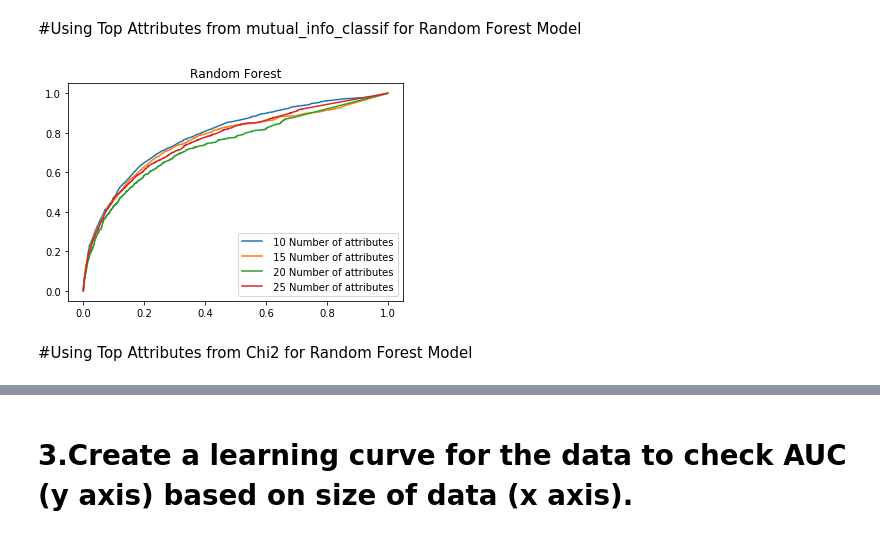
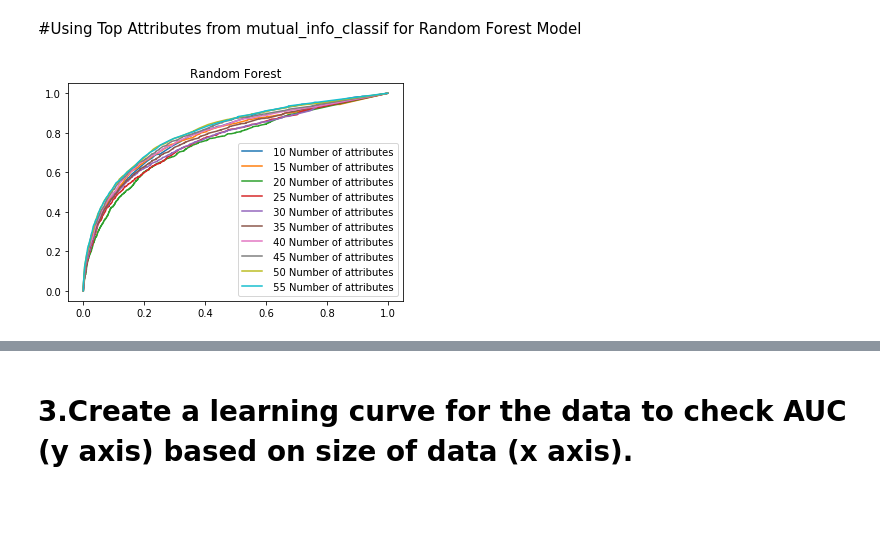
Before and after one commit to akhilanto/My-Python-Works, a Jupyter notebook: Python samples/Hap880assignmnet2.ipynb, the cells around one changed output, grey strips where cells are left out. Saved outputs shown, nothing was run; the diff lists cells and outputs as text; code cells hidden in the pictures; blank space fills up the shorter version.

```diff
--- a/Python samples/Hap880assignmnet2.ipynb
+++ b/Python samples/Hap880assignmnet2.ipynb
@@ -93,7 +92,0 @@ print(auc_rf)
-# %%
-rf200=RandomForestClassifier(n_estimators=200)
-rf200.fit(tr[cols],tr['HighUtilizationY2'])
-probs_rf200=rf200.predict_proba(ts[cols])
-fpr_rf200, tpr_rf200, thresholds_rf200 = roc_curve(ts['HighUtilizationY2'],probs_rf200[:,1])
-auc_rf200=auc(fpr_rf200,tpr_rf200)
-print(auc_rf200)
@@ -106,12 +97,16 @@ fpr_rf = dict()
 tpr_rf = dict()
 thresholds_rf = dict()
 auc_rf = dict()
+Auc =[]
+Number_of_Estimators =[]
 for n in range(10, 210, 10):
     rf[n]=RandomForestClassifier(n_estimators =n)
     rf[n].fit(tr[cols],tr['HighUtilizationY2'])
     probs_rf[n]=rf[n].predict_proba(ts[cols])
     fpr_rf[n], tpr_rf[n], thresholds_rf[n] = roc_curve(ts['HighUtilizationY2'],probs_rf[n][:,1])
     auc_rf[n]=auc(fpr_rf[n],tpr_rf[n])
+    Auc.append(auc_rf[n])
+    Number_of_Estimators.append(n)
     plt.title('Random Forest')
     plt.plot(fpr_rf[n], tpr_rf[n],label = "{} Numebr of Estimators".format(n))
     plt.legend(loc='center left', bbox_to_anchor=(1, 0.5))
@@ -162,16 +163,18 @@ col_sel_chi2=s.sort_values('chi2',ascending=False)['att'][:10]
 #Using Top Attributes from mutual_info_classif for Random Forest Model
 # %%
 rf200=RandomForestClassifier(n_estimators=200)
-for n in range(10, 30, 5):
+Auc =[]
+No_of_Attributes =[]
+for n in range(10, 60, 5):
     cols_sel_mic=s.sort_values('mic', ascending=False)['att'][:n]
     rf200.fit(tr[cols_sel_mic],tr['HighUtilizationY2'])
     probs_rf200=rf200.predict_proba(ts[cols_sel_mic])
     fpr_rf200, tpr_rf200, thresholds_rf200 = roc_curve(ts['HighUtilizationY2'],probs_rf200[:,1])
     auc_rf200=auc(fpr_rf200,tpr_rf200)
+    Auc.append(auc_rf200)
+    No_of_Attributes.append(n)
     plt.title('Random Forest')
     plt.plot(fpr_rf200, tpr_rf200,label =" {} Number of attributes".format(n))
     plt.legend()
 # %% [output]
-[figure, old version]
+[figure, new version]
-# %% [markdown]
-#Using Top Attributes from Chi2 for Random Forest Model
```
Also changed, not shown: parts of 11 cells of this notebook.
